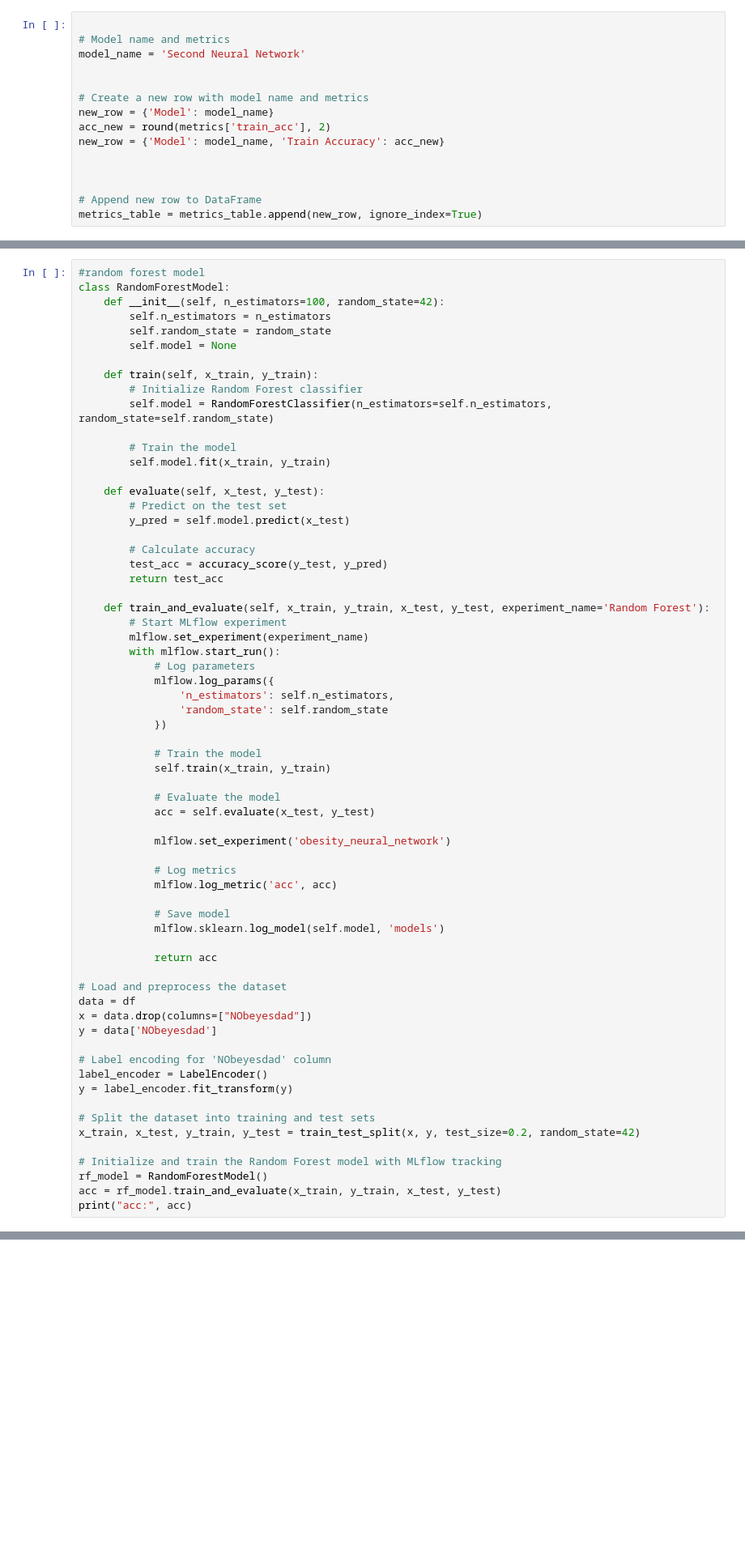
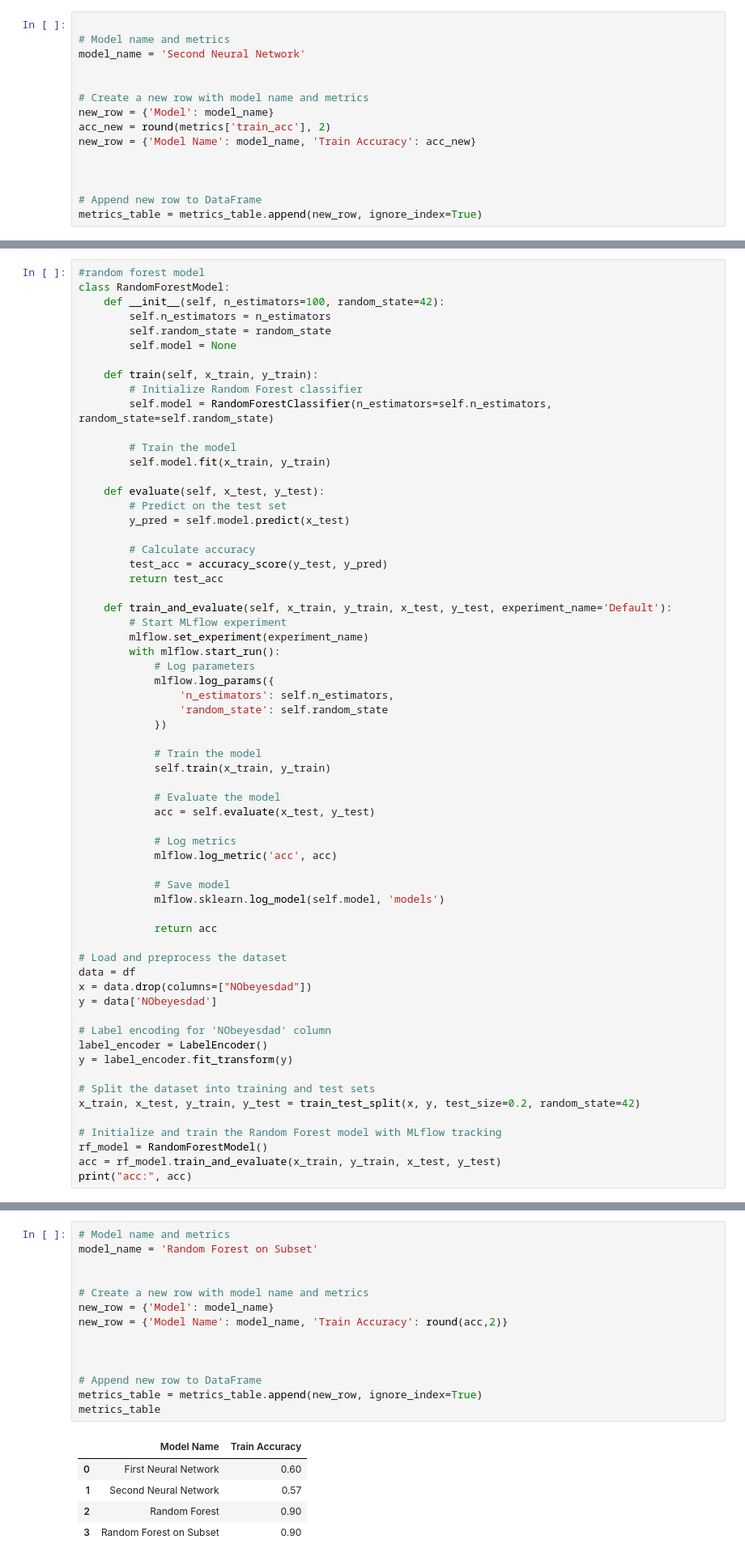
Before and after one commit to sonyaarom/obesity_classification, a Jupyter notebook: obesity_rates.ipynb, the cells around one changed output, grey strips where cells are left out. Shown: that part at 81% size. Cells and saved outputs as stored; diff of their text form; blank space fills up the shorter version.

```diff
--- a/obesity_rates.ipynb
+++ b/obesity_rates.ipynb
@@ -605,7 +609,7 @@ model_name = 'Second Neural Network'
 # Create a new row with model name and metrics
 new_row = {'Model': model_name}
 acc_new = round(metrics['train_acc'], 2)
-new_row = {'Model': model_name, 'Train Accuracy': acc_new}
+new_row = {'Model Name': model_name, 'Train Accuracy': acc_new}
 
 
 
@@ -646,7 +644,7 @@ class RandomForestModel:
         test_acc = accuracy_score(y_test, y_pred)
         return test_acc
 
-    def train_and_evaluate(self, x_train, y_train, x_test, y_test, experiment_name='Random Forest'):
+    def train_and_evaluate(self, x_train, y_train, x_test, y_test, experiment_name='Default'):
         # Start MLflow experiment
         mlflow.set_experiment(experiment_name)
         with mlflow.start_run():
@@ -661,8 +659,6 @@ class RandomForestModel:
 
             # Evaluate the model
             acc = self.evaluate(x_test, y_test)
-
-            mlflow.set_experiment('obesity_neural_network')
 
             # Log metrics
             mlflow.log_metric('acc', acc)
@@ -793,0 +860,20 @@ It is not significant improve but increases computational costs. We will continu
+# %%
+# Model name and metrics
+model_name = 'Random Forest on Subset'
+
+
+# Create a new row with model name and metrics
+new_row = {'Model': model_name}
+new_row = {'Model Name': model_name, 'Train Accuracy': round(acc,2)}
+
+
+
+# Append new row to DataFrame
+metrics_table = metrics_table.append(new_row, ignore_index=True)
+metrics_table
+# %% [output]
+|  | Model Name | Train Accuracy |
+| 0 | First Neural Network | 0.60 |
+| 1 | Second Neural Network | 0.57 |
+| 2 | Random Forest | 0.90 |
+| 3 | Random Forest on Subset | 0.90 |
```
Also changed, not shown: parts of 38 cells of this notebook, 1 other file.
